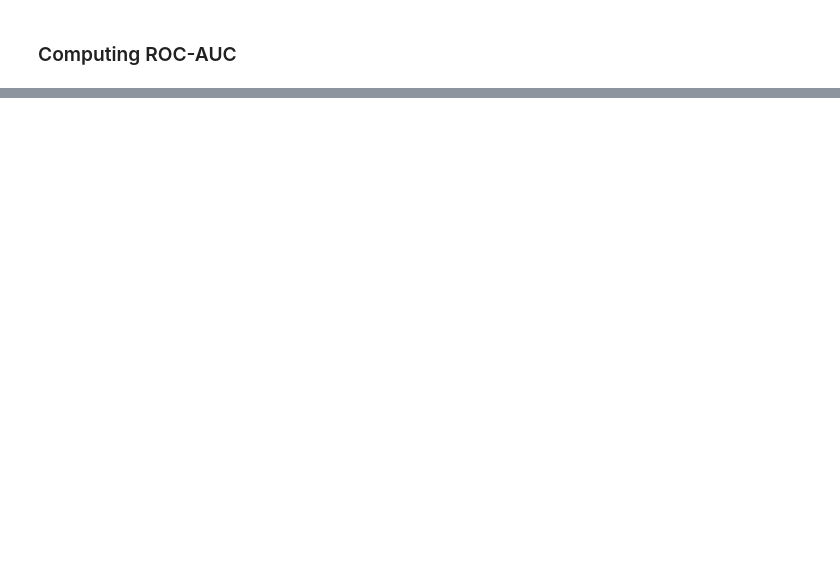
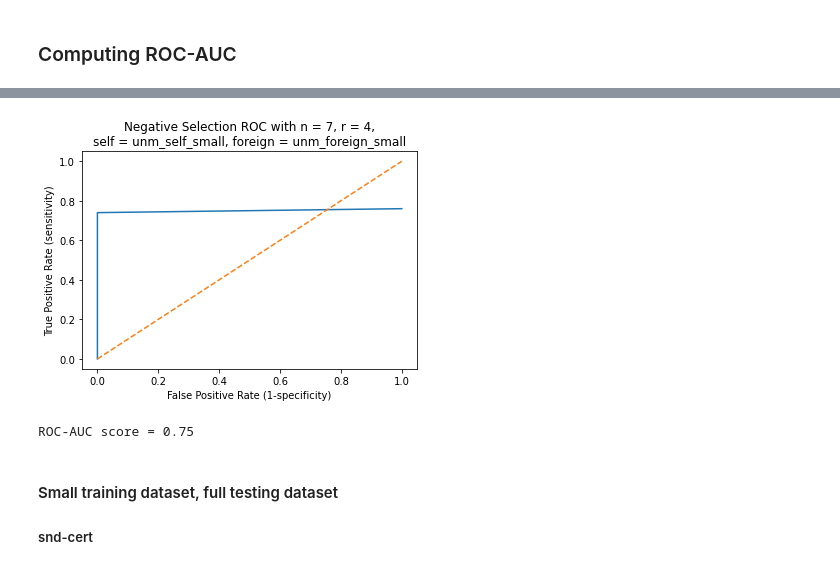
Before and after one commit to Avuerro/NaturalComputing, a Jupyter notebook: Assignment3-AIS/Assignment3_AIS_Exercise2.ipynb, the cells around one changed output, grey strips where cells are left out. Saved outputs shown, nothing was run; the diff lists cells and outputs as text; code cells hidden in the pictures; blank space fills up the shorter version.

```diff
--- a/Assignment3-AIS/Assignment3_AIS_Exercise2.ipynb
+++ b/Assignment3-AIS/Assignment3_AIS_Exercise2.ipynb
@@ -146,0 +249,11 @@ def roc_auc(merged_outputs, title = 'Nog Mooiere en Minder Gehandicapte ROC-Curv
+# %%
+if RUN_ALGORITHM:
+    # Get the output of the negative selection algorithm on the snd-unm testing sets using the full training set
+    unm_self_full_outputs = get_negsel_outputs("syscalls/snd-unm/snd-unm.self_small.test",
+                                               "syscalls/snd-unm/snd-unm.chunked_full.train",
+                                               "syscalls/snd-unm/snd-unm.alpha",
+                                               n=7, r=4)
+    unm_foreign_full_outputs = get_negsel_outputs("syscalls/snd-unm/snd-unm.foreign_small.test",
+                                                  "syscalls/snd-unm/snd-unm.chunked_full.train",
+                                                  "syscalls/snd-unm/snd-unm.alpha",
+                                                  n=7, r=4)
@@ -146,0 +265,19 @@ def roc_auc(merged_outputs, title = 'Nog Mooiere en Minder Gehandicapte ROC-Curv
+# %%
+# Compute and show ROC-AUC
+if not RUN_ALGORITHM:
+    with open(f"outputs/unm_self_full.outputs", "r") as f:
+        unm_self_full_outputs = [float(line.rstrip()) for line in f.readlines()]
+    with open(f"outputs/unm_foreign_full.outputs", "r") as f:
+        unm_foreign_full_outputs = [float(line.rstrip()) for line in f.readlines()]
+
+# Reload data if required
+roc_auc(unm_self_full_outputs,
+        unm_foreign_full_outputs,
+        "Negative Selection ROC with n = 7, r = 4,\nself = unm_self_small, foreign = unm_foreign_small")
+# %% [output]
+[figure, added]
+ROC-AUC score = 0.75
+# %% [markdown]
+#### Small training dataset, full testing dataset
+
+##### snd-cert
```
Also changed, not shown: parts of 57 cells of this notebook, 12 other files.
